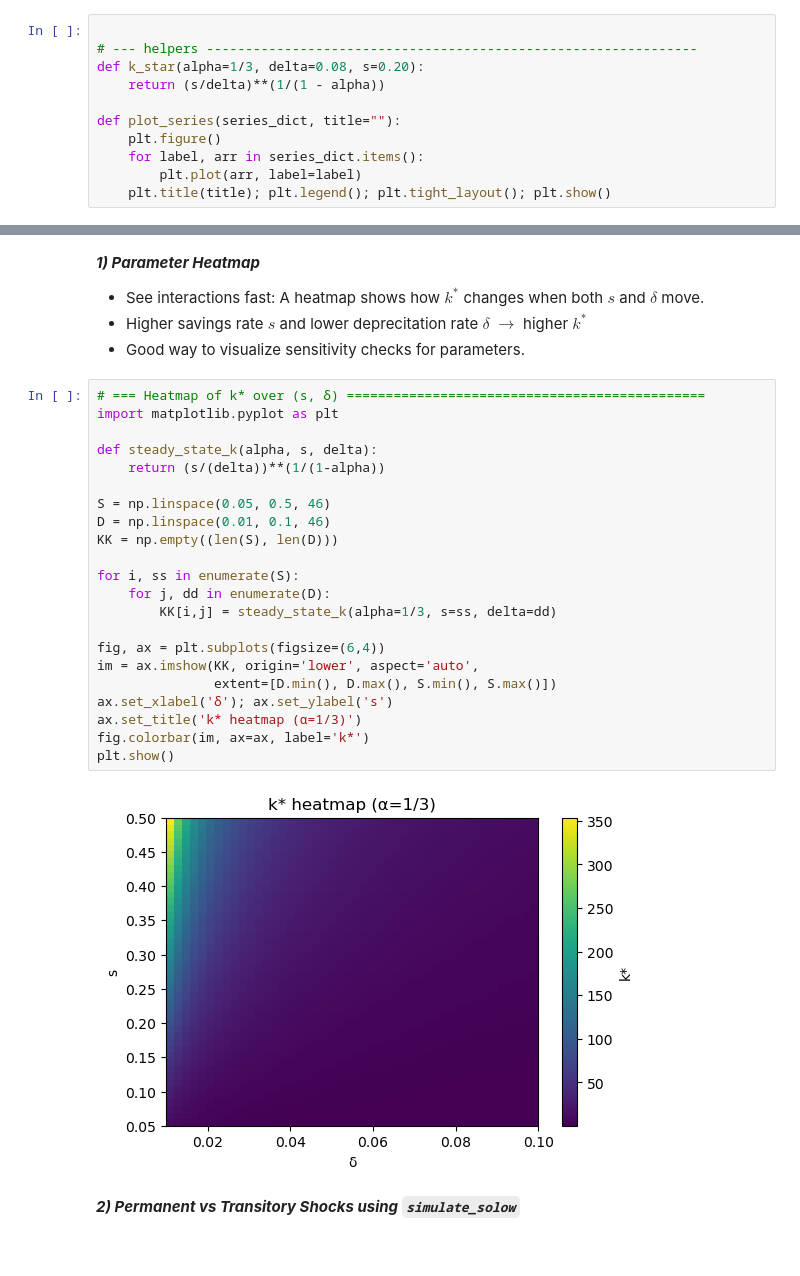
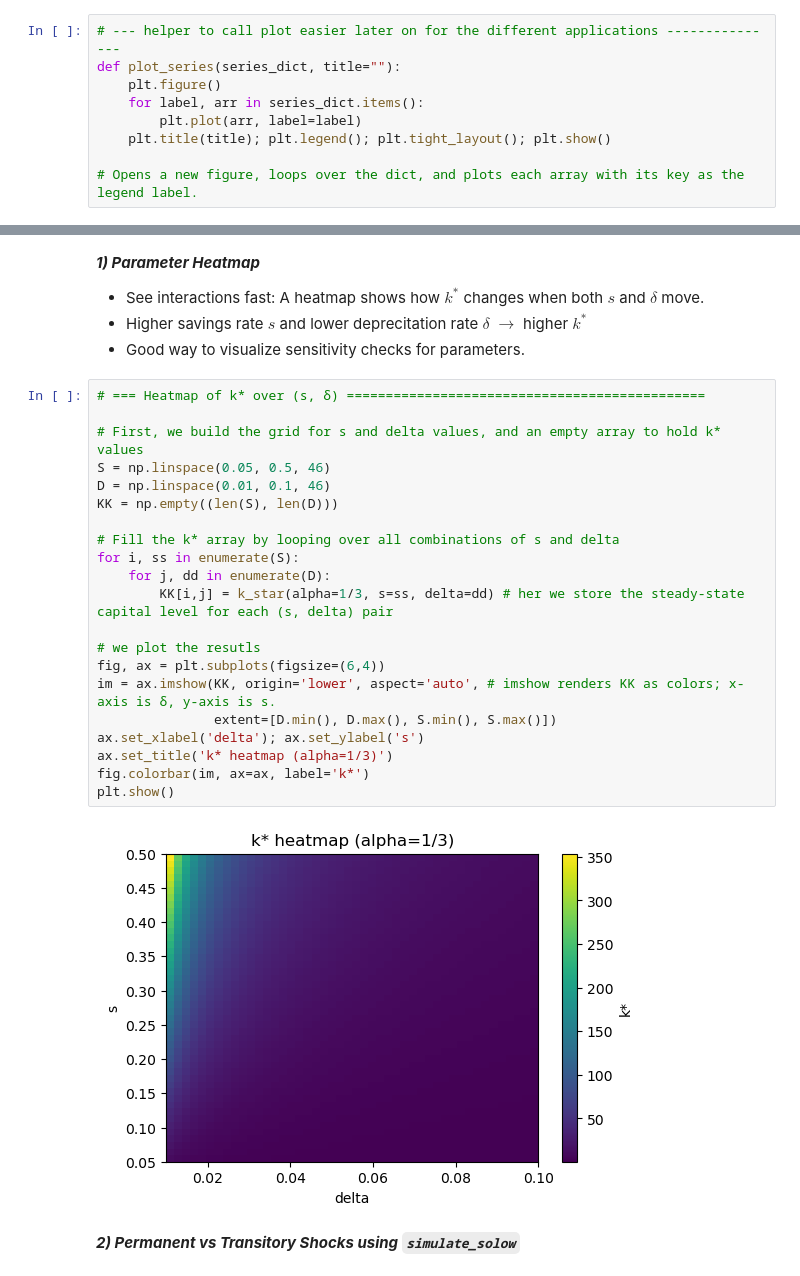
Before and after one commit to NumEconCopenhagen/ProgEcon-lectures, a Jupyter notebook: 09_Solow_model/Solow_model.ipynb, the cells around one changed output, grey strips where cells are left out. Cells and saved outputs as stored; diff of their text form.

```diff
--- a/09_Solow_model/Solow_model.ipynb
+++ b/09_Solow_model/Solow_model.ipynb
@@ -561,15 +573,13 @@ def simulate_solow(
     return {"k": k, "y": y, "c": c, "s_path": s_used, "delta_path": d_used}
 # %%
-
-# --- helpers ---------------------------------------------------------------
-def k_star(alpha=1/3, delta=0.08, s=0.20):
-    return (s/delta)**(1/(1 - alpha))
-
+# --- helper to call plot easier later on for the different applications ---------------
 def plot_series(series_dict, title=""):
     plt.figure()
     for label, arr in series_dict.items():
         plt.plot(arr, label=label)
     plt.title(title); plt.legend(); plt.tight_layout(); plt.show()
+
+# Opens a new figure, loops over the dict, and plots each array with its key as the legend label.
 # %% [markdown]
 ***Application 1: Baseline - no change in policy***
 # %%
@@ -655,28 +668,27 @@ plt.title("Depreciation path"); plt.legend(); plt.tight_layout(); plt.show()
 - Good way to visualize sensitivity checks for parameters.
 # %%
 # === Heatmap of k* over (s, δ) ==============================================
-import matplotlib.pyplot as plt
 
-def steady_state_k(alpha, s, delta):
-    return (s/(delta))**(1/(1-alpha))
-
+# First, we build the grid for s and delta values, and an empty array to hold k* values
 S = np.linspace(0.05, 0.5, 46)
 D = np.linspace(0.01, 0.1, 46)
 KK = np.empty((len(S), len(D)))
 
+# Fill the k* array by looping over all combinations of s and delta
 for i, ss in enumerate(S):
     for j, dd in enumerate(D):
-        KK[i,j] = steady_state_k(alpha=1/3, s=ss, delta=dd)
+        KK[i,j] = k_star(alpha=1/3, s=ss, delta=dd) # her we store the steady-state capital level for each (s, delta) pair
 
+# we plot the resutls
 fig, ax = plt.subplots(figsize=(6,4))
-im = ax.imshow(KK, origin='lower', aspect='auto',
+im = ax.imshow(KK, origin='lower', aspect='auto', # imshow renders KK as colors; x-axis is δ, y-axis is s.
                extent=[D.min(), D.max(), S.min(), S.max()])
-ax.set_xlabel('δ'); ax.set_ylabel('s')
-ax.set_title('k* heatmap (α=1/3)')
+ax.set_xlabel('delta'); ax.set_ylabel('s')
+ax.set_title('k* heatmap (alpha=1/3)')
 fig.colorbar(im, ax=ax, label='k*')
 plt.show()
 # %% [output]
-[figure, old version]
+[figure, new version]
 # %% [markdown]
 ***2) Permanent vs Transitory Shocks using  `simulate_solow`***
 # %%
```
Also changed, not shown: parts of 12 cells of this notebook.
